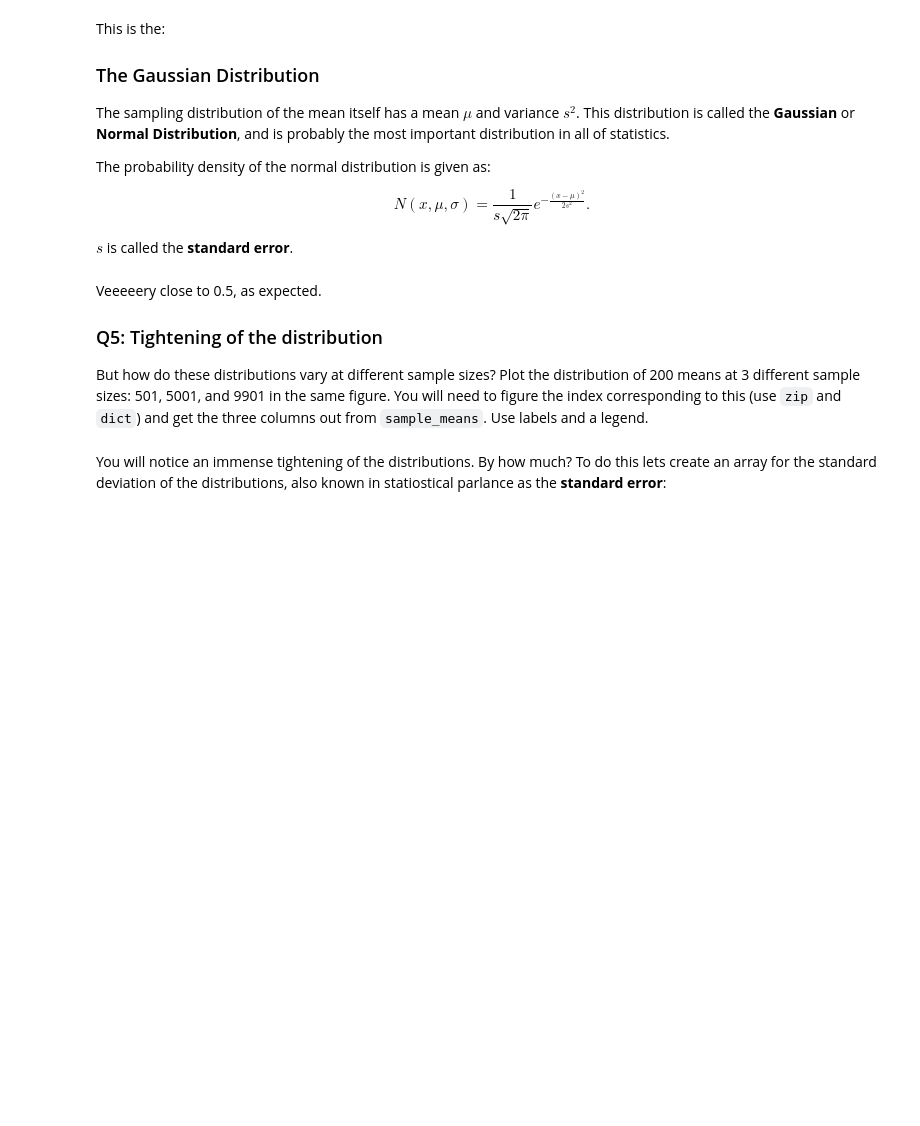
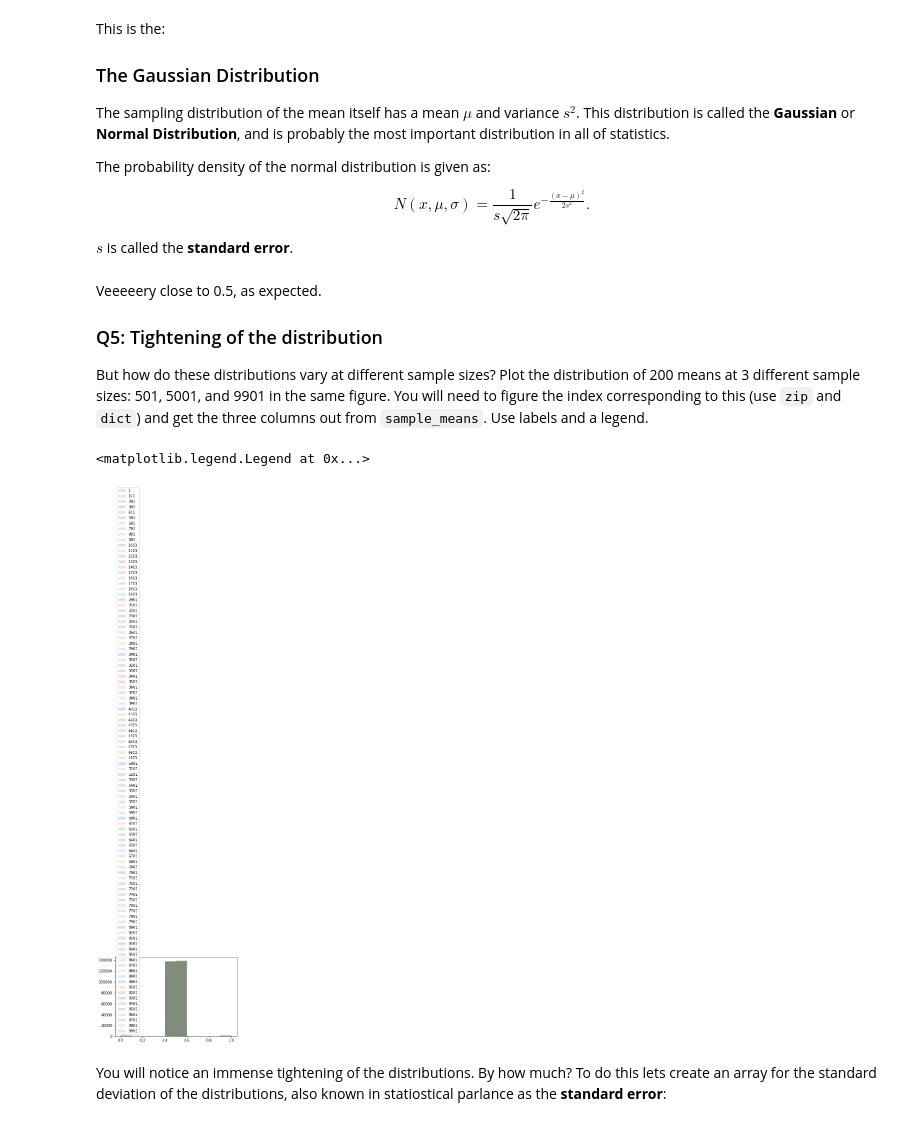
Before and after one commit to AlizaShamsi/Homework, a Jupyter notebook: distribute_sampling_a_distribution.ipynb, the cells around one changed output. Saved outputs shown, nothing was run; the diff lists cells and outputs as text; code cells hidden in the pictures; blank space fills up the shorter version.

```diff
--- a/distribute_sampling_a_distribution.ipynb
+++ b/distribute_sampling_a_distribution.ipynb
@@ -324,3 +322,14 @@ But how do these distributions vary at different sample sizes? Plot the distribu
+# %%
+# your code here
+dic=dict(zip(sample_sizes,range (100)))
+for i in sample_sizes:
+  ind= dic[i]
+  col=sample_means[:,ind]
+  plt.hist(col,alpha=0.2,label=str(i))
+plt.legend()
+# %% [output]
+<matplotlib.legend.Legend at 0x...>
+[figure, added]
 # %% [markdown]
 You will notice an immense tightening of the distributions. By how much? To do this lets create an array for the standard deviation of the distributions, also known in statiostical parlance as the **standard error**:
 # %%
```
Also changed, not shown: parts of 3 cells of this notebook.
